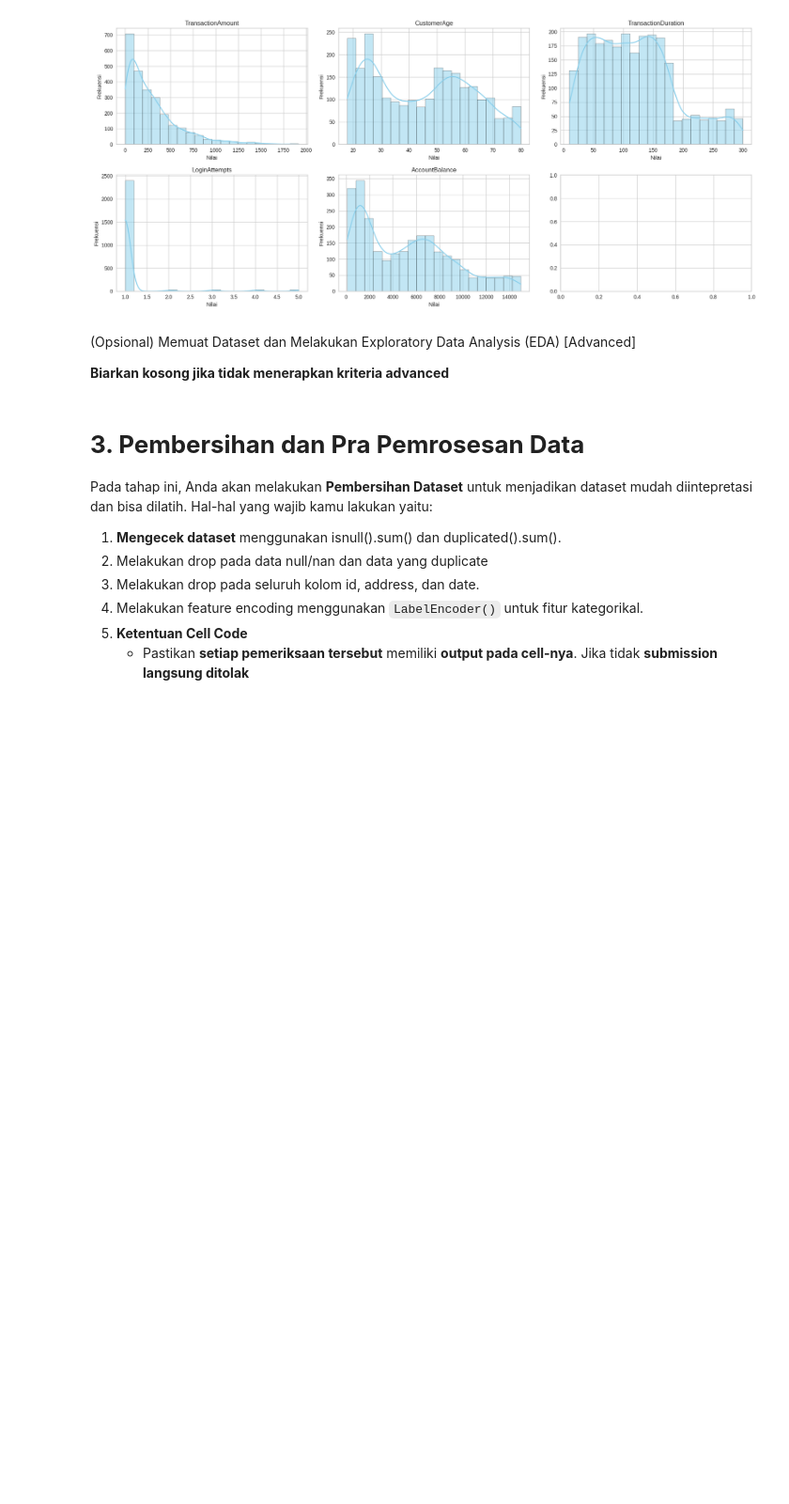
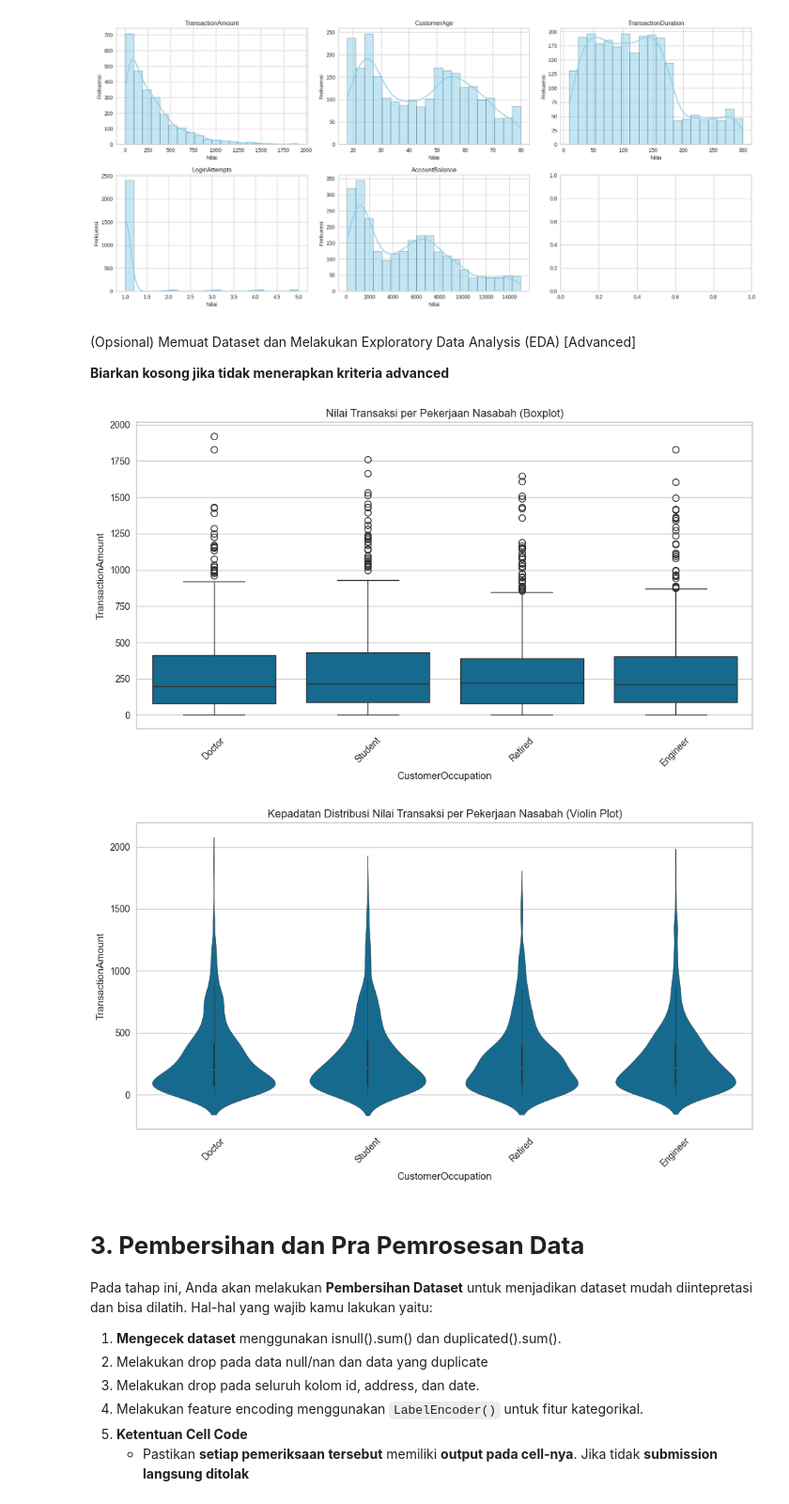
Before and after one commit to aidilbaihaqi/my-datasets-ml-projects, a Jupyter notebook: bank-fraud-detection/[Clustering]_Submission_Akhir_BMLP_Aidil_Baihaqi.ipynb, the cells around one changed output. Shown at 94% size. Cells and saved outputs as stored; diff of their text form; code cells hidden in the pictures; blank space fills up the shorter version.

```diff
--- a/bank-fraud-detection/[Clustering]_Submission_Akhir_BMLP_Aidil_Baihaqi.ipynb
+++ b/bank-fraud-detection/[Clustering]_Submission_Akhir_BMLP_Aidil_Baihaqi.ipynb
@@ -181,27 +220,39 @@ plt.show()
 # %%
 # Visualisasi yang lebih informatif (Opsional Advanced 1)
 
 ### MULAI CODE ###
 
 plt.figure(figsize=(12, 6))
 
 # Buat visualisasi boxplot untuk melihat sebaran 'TransactionAmount' (y) berdasarkan 'CustomerOccupation' (x)
-sns.________(x=________, y=________, data=df)
+sns.boxplot(x='CustomerOccupation', y='TransactionAmount', data=df)
 
 plt.title("Nilai Transaksi per Pekerjaan Nasabah (Boxplot)")
 
 # Putar label sumbu-x agar tidak tumpang tindih
-plt.________(rotation=45)
+plt.xticks(rotation=45)
 
 plt.show()
 
 ### SELESAI CODE ###
 
 # -----------------------------------------------------------------
 # (TANTANGAN OPSIONAL)
 # -----------------------------------------------------------------
 # Sekarang, bagaimana jika kita juga ingin melihat kepadatan distribusi data di setiap kategori?
 # Coba buat visualisasi lain di bawah ini, misalnya 'violinplot' (sns.violinplot) dengan parameter yang sama.
+plt.figure(figsize=(12, 6))
+
+# Visualisasi violinplot untuk melihat kepadatan distribusi data
+sns.violinplot(x='CustomerOccupation', y='TransactionAmount', data=df)
+
+plt.title("Kepadatan Distribusi Nilai Transaksi per Pekerjaan Nasabah (Violin Plot)")
+plt.xticks(rotation=45)
+
+plt.show()
+# %% [output]
+[figure, added]
+[figure, added]
 # %% [markdown]
 # **3. Pembersihan dan Pra Pemrosesan Data**
 
```
Also changed, not shown: parts of 18 cells of this notebook.
